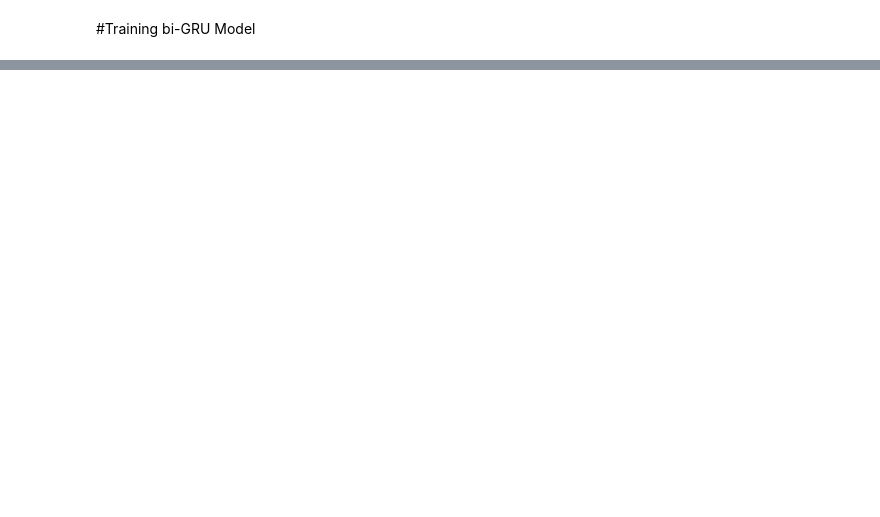
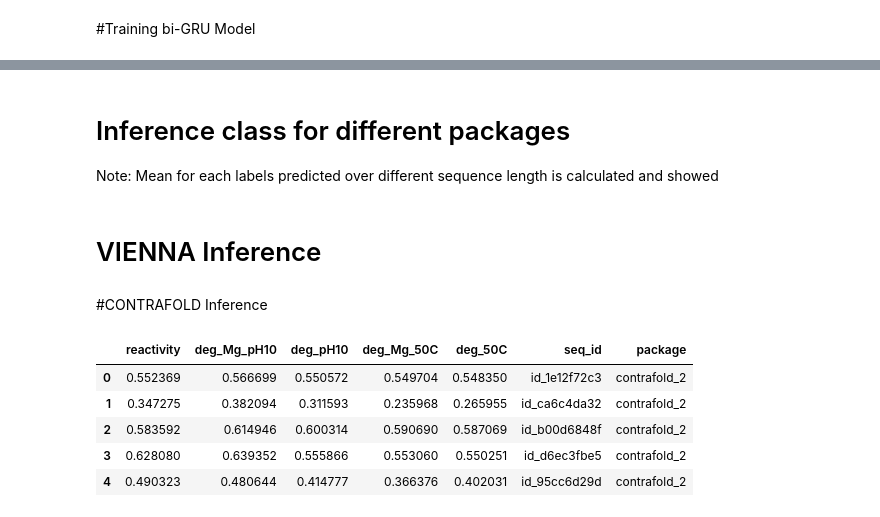
Before and after one commit to shashankcuber/mRNA_Vaccine_Stabilization, a Jupyter notebook: mRNA_vaccine_stabilizer.ipynb, the cells around one changed output, grey strips where cells are left out. Saved outputs shown, nothing was run; the diff lists cells and outputs as text; code cells hidden in the pictures; blank space fills up the shorter version.

```diff
--- a/mRNA_vaccine_stabilizer.ipynb
+++ b/mRNA_vaccine_stabilizer.ipynb
@@ -248,3 +227,27 @@ torch.Size([300, 130, 2])
+# %%
+"""
+Packages public and private loader
+"""
+def data_loader_test_package(df):
+  df_pub = df.query("seq_length == 107").copy()
+  df_priv = df.query("seq_length == 130").copy()
+
+  process_pub = DataPreprocessing(df_pub, device, token_int_dict, train_data = False)
+  process_priv = DataPreprocessing(df_priv, device, token_int_dict, train_data = False)
+
+  tensor_pub = process_pub.process_data()
+  tensor_priv = process_priv.process_data()
+
+  # print(tensor_pub.shape)
+  # print(tensor_priv.shape)
+  loader_pub = DataLoader(TensorDataset(tensor_pub), shuffle=False, batch_size=64)
+  loader_priv = DataLoader(TensorDataset(tensor_priv), shuffle=False, batch_size=64)
+  return df_pub, df_priv, loader_pub, loader_priv
+
+
+vienna_public_df, vienna_private_df, vienna_public_loader, vienna_private_loader = data_loader_test_package(vienna_df)
+contrafold_public_df, contrafold_private_df, contrafold_public_loader, contrafold_private_loader = data_loader_test_package(contrafold_df)
+rnastructure_public_df, rnastructure_private_df, rnastructure_public_loader, rnastructure_private_loader = data_loader_test_package(rnastructure_df)
 # %% [markdown]
 # MCRMSE LOSS
 ![Screenshot 2023-03-25 at 8.20.40 PM.png](embedded-picture-1)
@@ -413,0 +441,3 @@ Text(0.5, 0, 'Epoch')
+# %% [markdown]
+# Inference class for different packages
+Note: Mean for each labels predicted over different sequence length is calculated and showed
@@ -413,0 +492,2 @@ Text(0.5, 0, 'Epoch')
+# %% [markdown]
+# VIENNA Inference
@@ -413,0 +507,22 @@ Text(0.5, 0, 'Epoch')
+# %% [markdown]
+#CONTRAFOLD Inference
+# %%
+"""
+Contrafold Package Inference
+"""
+#PRIVATE TEST DATA
+make_priv_df = DataFrameMeanLabelValues(contrafold_private_df, contrafold_private_loader, private=True)
+contrafold_pred_priv_df = make_priv_df.get_df()
+contrafold_pred_priv_df.head()
+
+#PUBLIC TEST DATA
+make_pub_df = DataFrameMeanLabelValues(contrafold_public_df, contrafold_public_loader, public=True)
+contrafold_pred_pub_df = make_pub_df.get_df()
+contrafold_pred_pub_df.head()
+# %% [output]
+|  | reactivity | deg_Mg_pH10 | deg_pH10 | deg_Mg_50C | deg_50C | seq_id | package |
+| 0 | 0.552369 | 0.566699 | 0.550572 | 0.549704 | 0.548350 | id_1e12f72c3 | contrafold_2 |
+| 1 | 0.347275 | 0.382094 | 0.311593 | 0.235968 | 0.265955 | id_ca6c4da32 | contrafold_2 |
+| 2 | 0.583592 | 0.614946 | 0.600314 | 0.590690 | 0.587069 | id_b00d6848f | contrafold_2 |
+| 3 | 0.628080 | 0.639352 | 0.555866 | 0.553060 | 0.550251 | id_d6ec3fbe5 | contrafold_2 |
+| 4 | 0.490323 | 0.480644 | 0.414777 | 0.366376 | 0.402031 | id_95cc6d29d | contrafold_2 |
```
Also changed, not shown: parts of 32 cells of this notebook.
